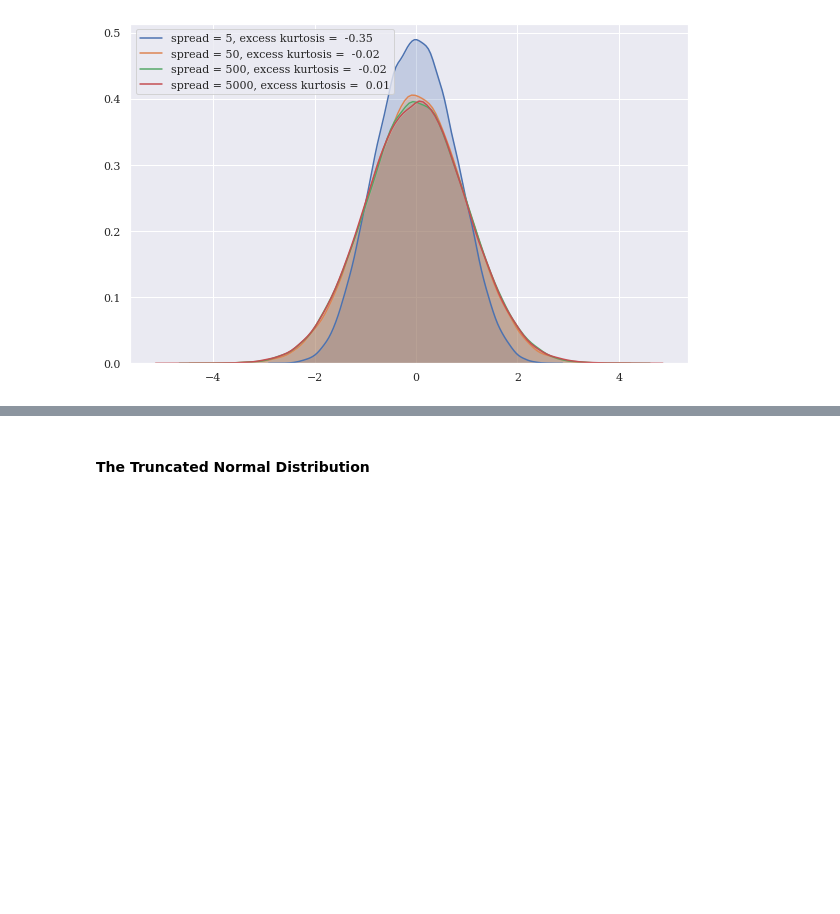
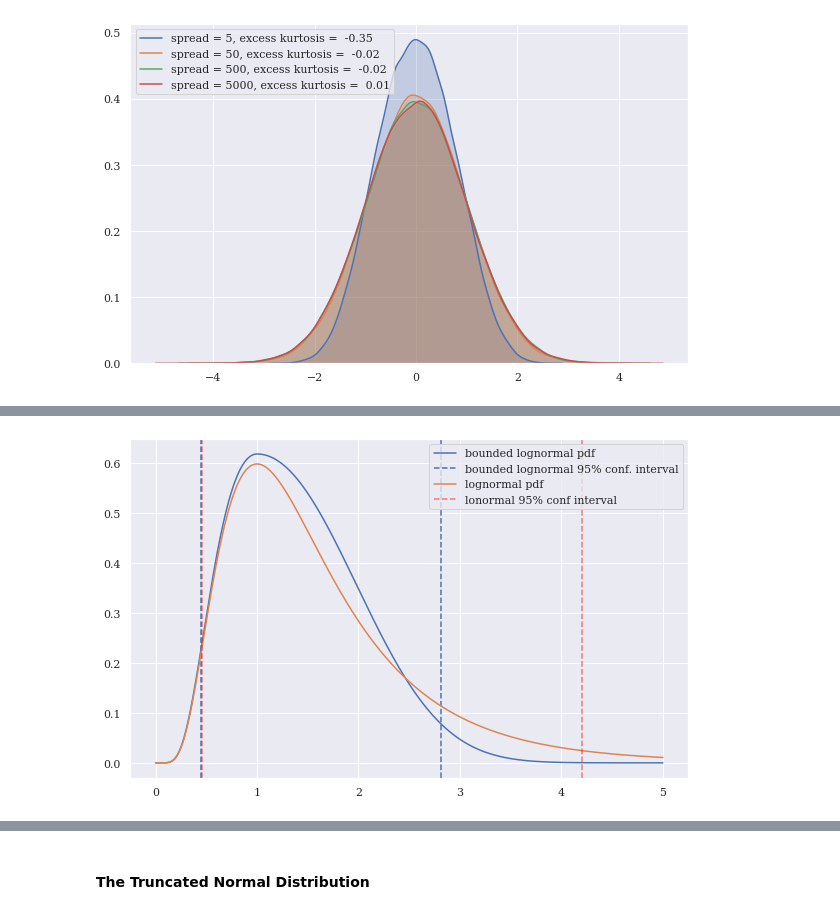
Before and after one commit to tedteske/bounded_lognorm, a Jupyter notebook: bounded_lognorm.ipynb, the cells around one changed output, grey strips where cells are left out. Cells and saved outputs as stored; diff of their text form; code cells hidden in the pictures; blank space fills up the shorter version.

```diff
--- a/bounded_lognorm.ipynb
+++ b/bounded_lognorm.ipynb
@@ -1052,0 +1084,4 @@ plt.show()
+# %%
+compare_to_LN(10)
+# %% [output]
+[figure, added]
```
Also changed, not shown: parts of 14 cells of this notebook.
